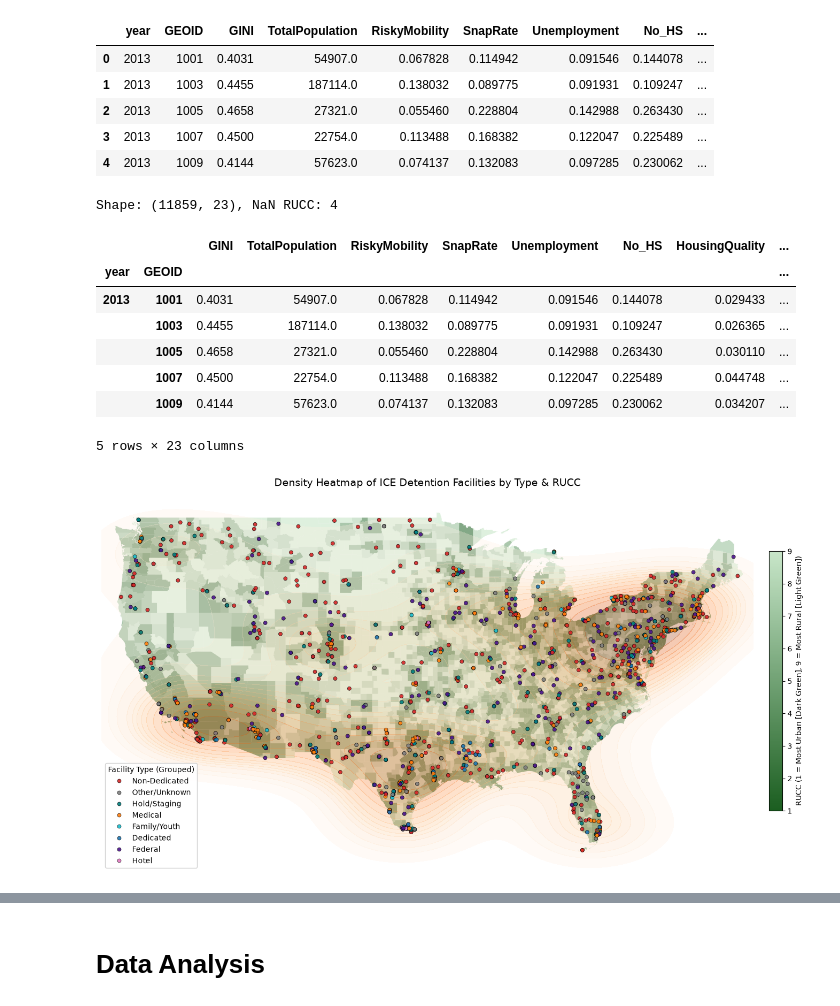
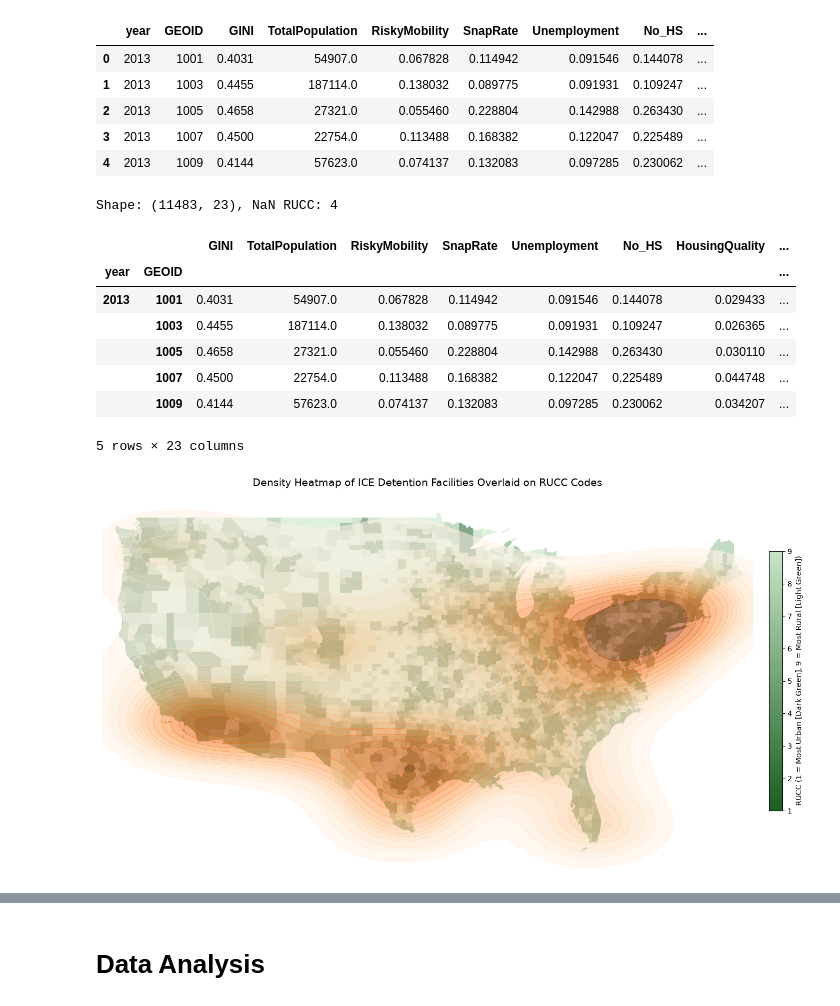
Before and after one commit to steveg-ds/RHIP, a Jupyter notebook: RSS-Analysis.ipynb, the cells around one changed output, grey strips where cells are left out. Cells and saved outputs as stored; diff of their text form; code cells hidden in the pictures.

```diff
--- a/RSS-Analysis.ipynb
+++ b/RSS-Analysis.ipynb
@@ -391,6 +408,9 @@ df = df.merge(
     right_on=['fiscal_year', 'GEOID'],
 )
 df = df.drop(columns=['fiscal_year'])
+
+# Filter out non-continental states/territories (AK, HI, PR)
+df = df[~df['STATE'].isin(['AK', 'HI', 'PR'])]
 
 # Drop dissolved FIPS that appear in ACS but no longer exist as geographic entities
 # (e.g. Bedford City VA 51515, absorbed into Bedford County 51019 in 2013)
@@ -408,7 +428,7 @@ df = df.set_index(['year', 'GEOID'])
 print(f'Shape: {df.shape}, NaN RUCC: {df["RUCC"].isna().sum()}')
 df.head()
 # %% [output]
-Shape: (11859, 23), NaN RUCC: 4
+Shape: (11483, 23), NaN RUCC: 4
 |  |  | GINI | TotalPopulation | RiskyMobility | SnapRate | Unemployment | No_HS | HousingQuality | ... |
 | year | GEOID |  |  |  |  |  |  |  | ... |
 | 2013 | 1001 | 0.4031 | 54907.0 | 0.067828 | 0.114942 | 0.091546 | 0.144078 | 0.029433 | ... |
@@ -422,7 +442,7 @@ Shape: (11859, 23), NaN RUCC: 4
 import matplotlib.colors as mcolors
 fig, ax = plt.subplots(figsize=(15, 10))
 
-# Filter county geometries to continental US states (FIPS < 60, excluding AK/HI)
+# Filter county geometries to continental US states (excluding AK, HI, PR)
 continental_geo = county_geo[
     (county_geo['STATE'] != 'AK') &
     (county_geo['STATE'] != 'HI') &
@@ -443,63 +463,38 @@ custom_rucc_cmap = mcolors.LinearSegmentedColormap.from_list(
 )
 
 # Plot base continental US counties colored by RUCC code (no county border lines)
-# Force continuous colorbar mapping with categorical=False
 continental_geo.plot(
     column='RUCC',
     cmap=custom_rucc_cmap,
     edgecolor='none',
     ax=ax,
     alpha=0.6,
     categorical=False,
     legend=True,
     legend_kwds={'label': "RUCC (1 = Most Urban [Dark Green], 9 = Most Rural [Light Green])", 'shrink': 0.5, 'pad': 0.02}
 )
 
 # Filter facilities to continental US bounding box
 fac_x = facilities.coordinates.x
 fac_y = facilities.coordinates.y
 cont_mask = (fac_x >= -125) & (fac_x <= -65) & (fac_y >= 24) & (fac_y <= 50)
 continental_facilities = facilities[cont_mask].copy()
 
-# Plot 2D KDE heatmap of facility density (lower alpha for high-contrast points)
+# Plot 2D KDE heatmap of facility density (pure density overlay on RUCC)
 sns.kdeplot(
     x=continental_facilities.coordinates.x, y=continental_facilities.coordinates.y,
-    ax=ax, fill=True, cmap='Oranges', alpha=0.3,
+    ax=ax, fill=True, cmap='Oranges', alpha=0.55,
     levels=15, thresh=0.05
 )
 
-# Custom high-contrast color palette to easily differentiate facility types
-facility_colors = {
-    'Dedicated': '#1f77b4',       # Bold Blue
-    'Non-Dedicated': '#d62728',   # Crimson Red
-    'Federal': '#4a148c',         # Dark Purple (changed to Purple to contrast with Green background)
-    'Hold/Staging': '#008080',     # Teal Green
-    'Medical': '#ff7f0e',         # Bright Orange
-    'Family/Youth': '#17becf',    # Turquoise/Teal
-    'Hotel': '#e377c2',           # Magenta Pink
-    'Other/Unknown': '#7f7f7f'    # Slate Grey
-}
-
-# Plot actual facility locations colored by facility type group using custom palette
-sns.scatterplot(
-    data=continental_facilities,
-    x=continental_facilities.coordinates.x,
-    y=continental_facilities.coordinates.y,
-    hue='type_grouped',
-    palette=facility_colors,
-    s=25, alpha=0.9, ax=ax,
-    edgecolor='black', linewidth=0.5
-)
-
-ax.set_title("Density Heatmap of ICE Detention Facilities by Type & RUCC", fontsize=14)
+ax.set_title("Density Heatmap of ICE Detention Facilities Overlaid on RUCC Codes", fontsize=14)
 ax.set_xlim(-126, -66)
 ax.set_ylim(23, 51)
 ax.axis('off')
-ax.legend(title="Facility Type (Grouped)", loc="lower left", frameon=True, facecolor='white', framealpha=0.9)
 plt.tight_layout()
 plt.show()
 # %% [output]
-[figure, old version]
+[figure, new version]
 # %%
 # Cross-tabulate the counts of unique active facilities by RUCC code and Facility Type
 facilities_with_rucc = df.reset_index().dropna(subset=['detention_facility_code']).drop_duplicates(subset=['detention_facility_code'])
```
Also changed, not shown: parts of 23 cells of this notebook.
